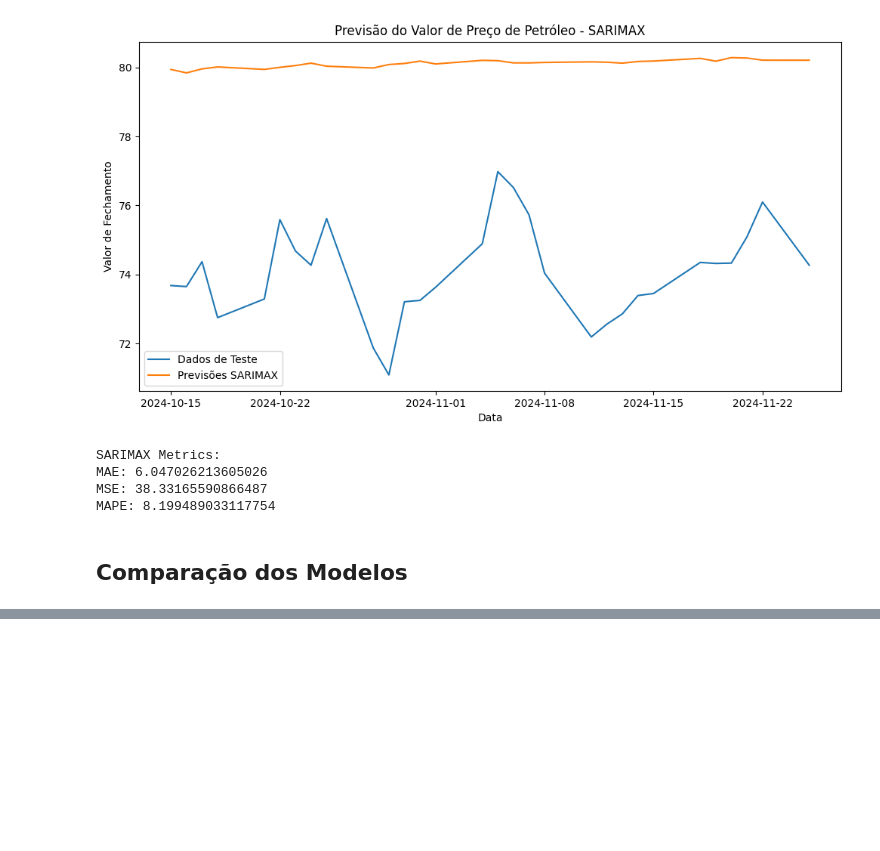
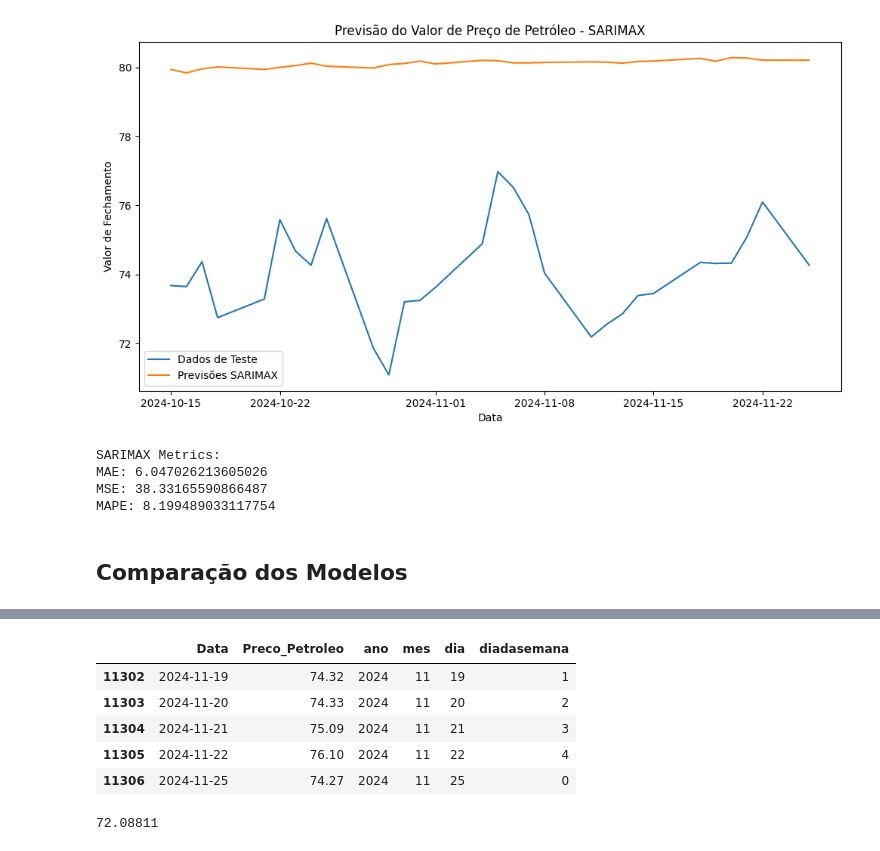
Before and after one commit to alexandreaquiles/postech-fiap-dtat-tech-challenge-fase4, a Jupyter notebook: 5dtat_tech_challenge_fase4_petroleo_brent.ipynb, the cells around one changed output, grey strips where cells are left out. Drawn from its saved outputs; the diff is of its cells as text; code cells hidden in the pictures; blank space fills up the shorter version.

```diff
--- a/5dtat_tech_challenge_fase4_petroleo_brent.ipynb
+++ b/5dtat_tech_challenge_fase4_petroleo_brent.ipynb
@@ -961,0 +982,15 @@ df_metrics
+# %%
+train_xgb_next = df_modeling.copy()
+train_xgb_next = train_xgb_next.reset_index()
+train_xgb_next['ano'] = train_xgb_next['Data'].dt.year
+train_xgb_next['mes'] = train_xgb_next['Data'].dt.month
+train_xgb_next['dia'] = train_xgb_next['Data'].dt.day
+train_xgb_next['diadasemana'] = train_xgb_next['Data'].dt.dayofweek
+train_xgb_next.tail()
+# %% [output]
+|  | Data | Preco_Petroleo | ano | mes | dia | diadasemana |
+| 11302 | 2024-11-19 | 74.32 | 2024 | 11 | 19 | 1 |
+| 11303 | 2024-11-20 | 74.33 | 2024 | 11 | 20 | 2 |
+| 11304 | 2024-11-21 | 75.09 | 2024 | 11 | 21 | 3 |
+| 11305 | 2024-11-22 | 76.10 | 2024 | 11 | 22 | 4 |
+| 11306 | 2024-11-25 | 74.27 | 2024 | 11 | 25 | 0 |
@@ -961,0 +1009,8 @@ df_metrics
+# %%
+reg = xgb.XGBRegressor(objective='reg:squarederror')
+reg.fit(X_train_xgb, y_train_xgb)
+predict_xgb = reg.predict(X_proximo_dia)
+preco_previsto = predict_xgb[0]
+preco_previsto
+# %% [output]
+72.08811
```
Also changed, not shown: parts of 9 cells of this notebook, 1 other file.
